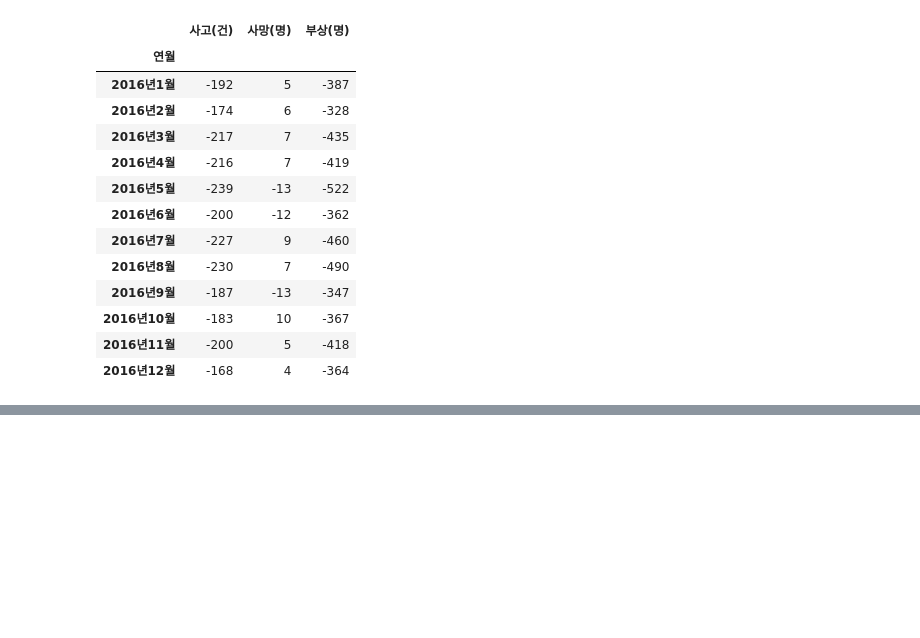
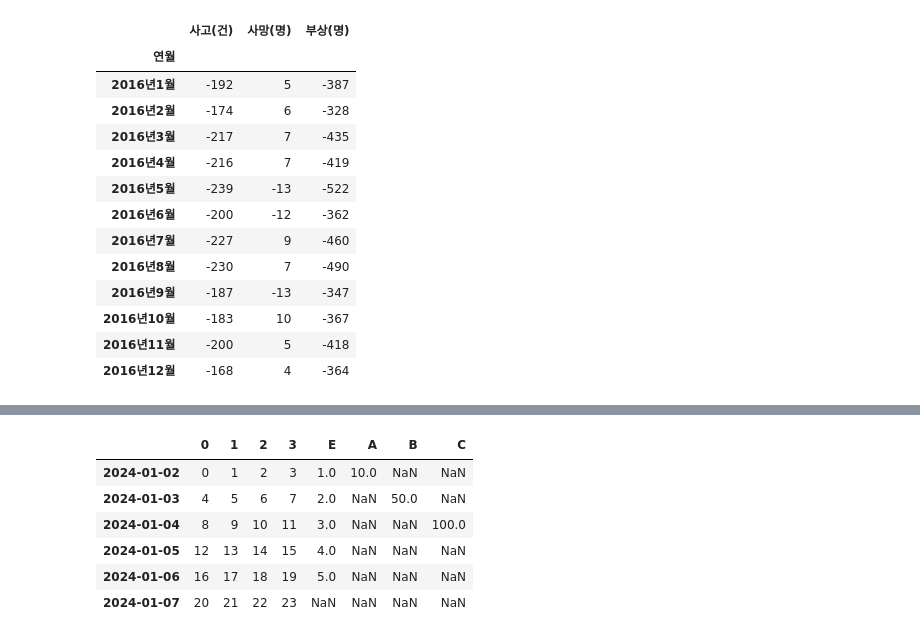
Before and after one commit to yejin135/2025-1-myclass-BDA, a Jupyter notebook: inclass/03w_A_mon_0324_dataframe_applocation.ipynb, the cells around one changed output, grey strips where cells are left out. Drawn from its saved outputs; the diff is of its cells as text; code cells hidden in the pictures; blank space fills up the shorter version.

```diff
--- a/inclass/03w_A_mon_0324_dataframe_applocation.ipynb
+++ b/inclass/03w_A_mon_0324_dataframe_applocation.ipynb
@@ -590,0 +921,3 @@ df3
+# %%
+s1 = pd.Series([1, 2, 3, 4, 5], index=pd.date_range("20240102", periods=5))
+s1
@@ -590,0 +932,3 @@ df3
+# %%
+df["E"] = s1
+df
@@ -590,0 +943,3 @@ df3
+# %%
+df.loc['2024-01-02', 'A'] = 10
+df
@@ -590,0 +954,3 @@ df3
+# %%
+df.loc[dates[1], 'B'] = 50
+df
@@ -590,0 +965,11 @@ df3
+# %%
+df.at[dates[2], df.colums[2]] = 100
+df
+# %% [output]
+|  | 0 | 1 | 2 | 3 | E | A | B | C |
+| 2024-01-02 | 0 | 1 | 2 | 3 | 1.0 | 10.0 | NaN | NaN |
+| 2024-01-03 | 4 | 5 | 6 | 7 | 2.0 | NaN | 50.0 | NaN |
+| 2024-01-04 | 8 | 9 | 10 | 11 | 3.0 | NaN | NaN | 100.0 |
+| 2024-01-05 | 12 | 13 | 14 | 15 | 4.0 | NaN | NaN | NaN |
+| 2024-01-06 | 16 | 17 | 18 | 19 | 5.0 | NaN | NaN | NaN |
+| 2024-01-07 | 20 | 21 | 22 | 23 | NaN | NaN | NaN | NaN |
```
Also changed, not shown: parts of 84 cells of this notebook.
